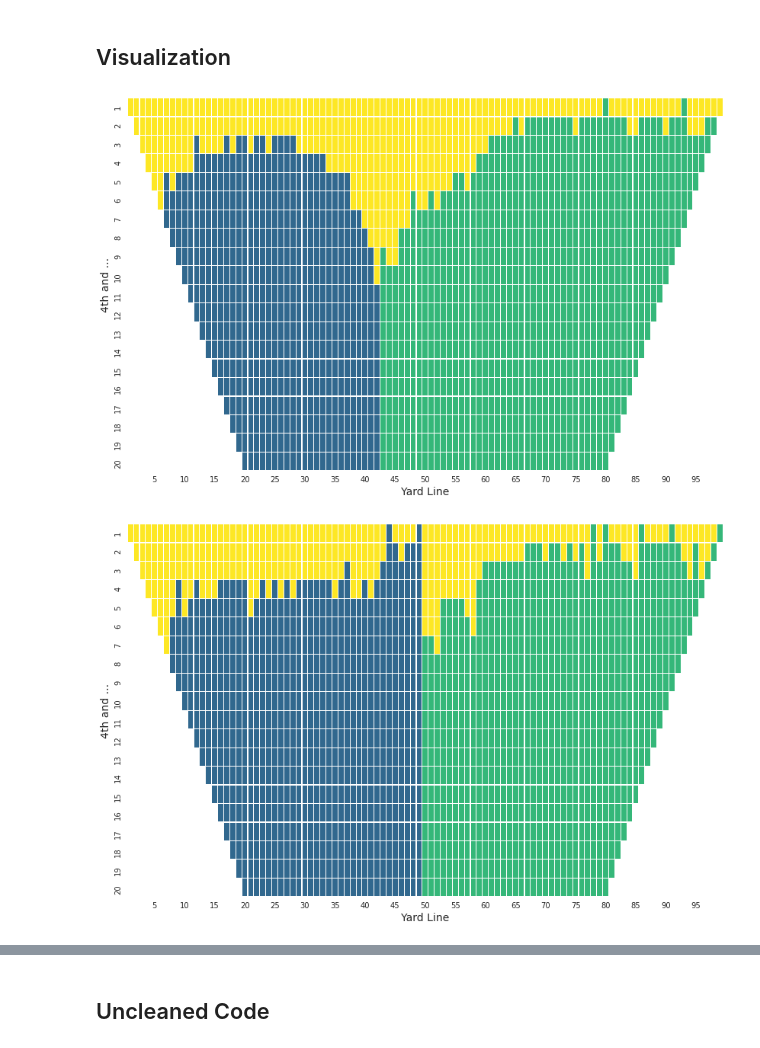
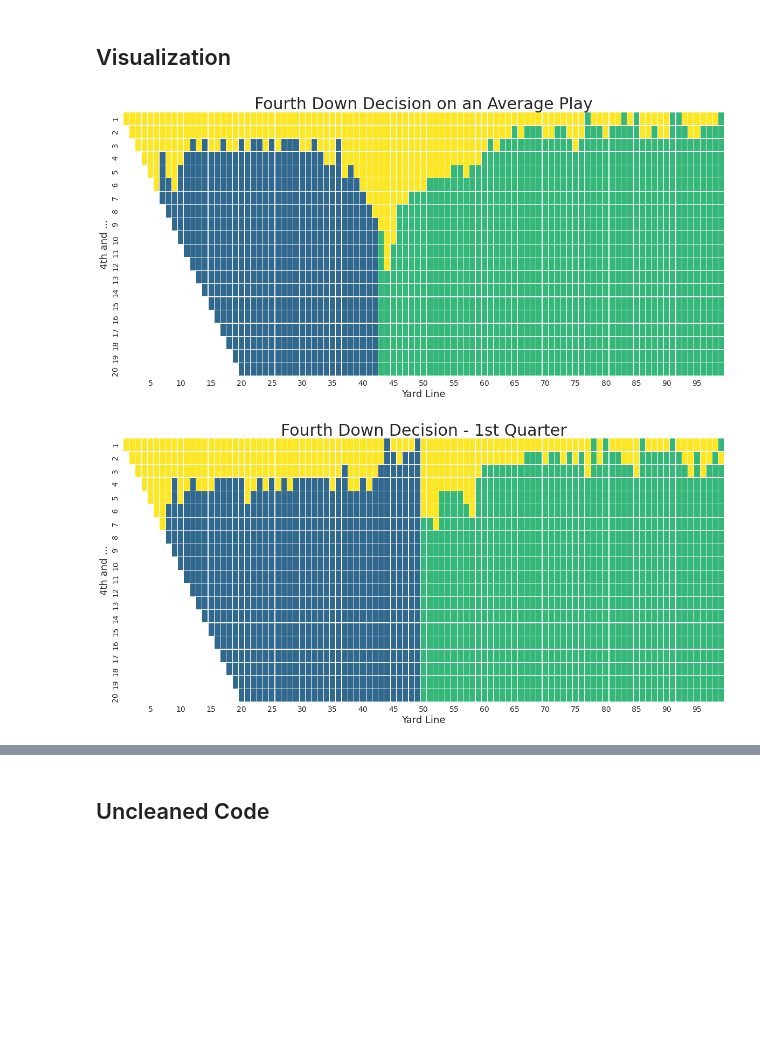
Before and after one commit to sethbilliau/SportsAnalytics, a Jupyter notebook: project2/fourthdown.ipynb, the cells around one changed output, grey strips where cells are left out. Drawn from its saved outputs; the diff is of its cells as text; code cells hidden in the pictures; blank space fills up the shorter version.

```diff
--- a/project2/fourthdown.ipynb
+++ b/project2/fourthdown.ipynb
@@ -113,6 +131,9 @@ def expected_points_on_first(by_qtr_flag=False, qtr=None):
 
     if by_qtr_flag:
         firstDownPlays = firstDownPlays[firstDownPlays.qtr == qtr]
+    else:
+        firstDownPlays = firstDownPlays[(firstDownPlays.game_seconds_remaining >= 60) & (abs(firstDownPlays.total_home_score - firstDownPlays.total_away_score) > 8)]
+
 
     expectedPointsOnFirst = {}
     for x in range(1, max_yardline):
@@ -194,6 +215,10 @@ def expected_value_punt(by_qtr_flag=False, qtr=None):
 
     if by_qtr_flag:
         puntPlays = puntPlays[puntPlays.qtr == qtr]
+    else:
+        puntPlays = puntPlays[(puntPlays.game_seconds_remaining >= 60) & (abs(puntPlays.total_home_score - puntPlays.total_away_score) > 8)]
+
+
 
     expectedValuePunt = {}
     touchback_max = 80
@@ -233,6 +258,9 @@ def FG_success_prob(by_qtr_flag=False, qtr=None):
 
     if by_qtr_flag:
         field_goal_attempts = field_goal_attempts[field_goal_attempts.qtr == qtr]
+    else:
+        field_goal_attempts = field_goal_attempts[(field_goal_attempts.game_seconds_remaining >= 60) & (abs(field_goal_attempts.total_home_score - field_goal_attempts.total_away_score) > 8)]
+
 
     # initialize arrays
     field_goal_success_rate = np.zeros(99)
@@ -344,7 +372,9 @@ def get_choices(by_qtr_flag=False, qtr=None):
 
     return choiceArrayNP, expectedPointsArray
 # %%
-def visualize_model(by_qtr_flag=False, qtr=None):
+from matplotlib.colors import LinearSegmentedColormap
+
+def visualize_model(title, by_qtr_flag=False, qtr=None):
     """
     Visualizes optimal choices given yardline and yards to go
 
@@ -360,24 +390,33 @@ def visualize_model(by_qtr_flag=False, qtr=None):
     # Create an array mask so that we don't plot the 0 values
     choice_mask = np.ma.masked_values(choiceArrayNP, 0)
 
-    plt.figure(figsize=(14, 9))
+    plt.figure(figsize=(20, 9))
+
     with sns.axes_style("white"):
         ax = sns.heatmap(choiceArrayNP, mask=choice_mask.mask, vmin=0, vmax=3, xticklabels=5, yticklabels=1,
                          cmap="viridis", cbar=False, linewidths=.1)
         ax.set(xlim=(1, max_yardline), ylim=(max_fourth_ytg, 1))
-    plt.ylabel("4th and ...", fontsize=14)
-    plt.xlabel("Yard Line", fontsize=14)
+        colorbar = ax.collections[0].colorbar
+
+
+
+    # Manually specify colorbar labelling after it's been generated
+    plt.title(title, fontsize=30)
+    plt.xticks(fontsize=14)
+    plt.yticks(fontsize=14)
+    plt.ylabel("4th and ...", fontsize=18)
+    plt.xlabel("Yard Line", fontsize=18)
     plt.show()
 # %%
 # Fourth Down Model for an average time/play in a game
 # (NOT for a few seconds before the end of game or when you are losing terribly)
-visualize_model()
+visualize_model("Fourth Down Decision on an Average Play")
 # %% [output]
-[figure, old version]
+[figure, new version]
 # %%
 # Fourth Down Model for an average time/play in the first quarter
-visualize_model(True, 1)
+visualize_model("Fourth Down Decision - 1st Quarter", True, 1)
 # %% [output]
-[figure, old version]
+[figure, new version]
 # %%
 # Fourth Down Model for an average time/play in the second quarter
```
Also changed, not shown: parts of 7 cells of this notebook.
